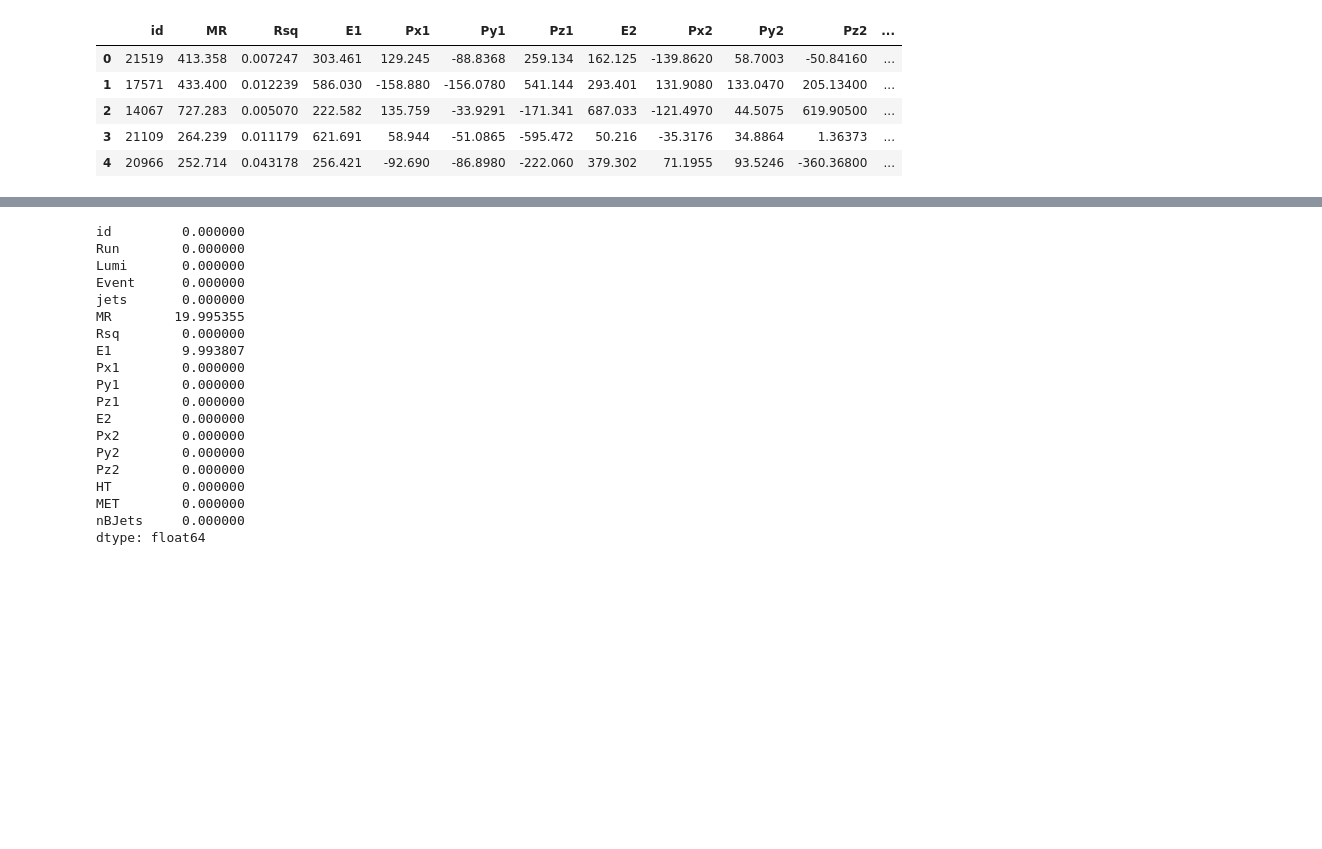
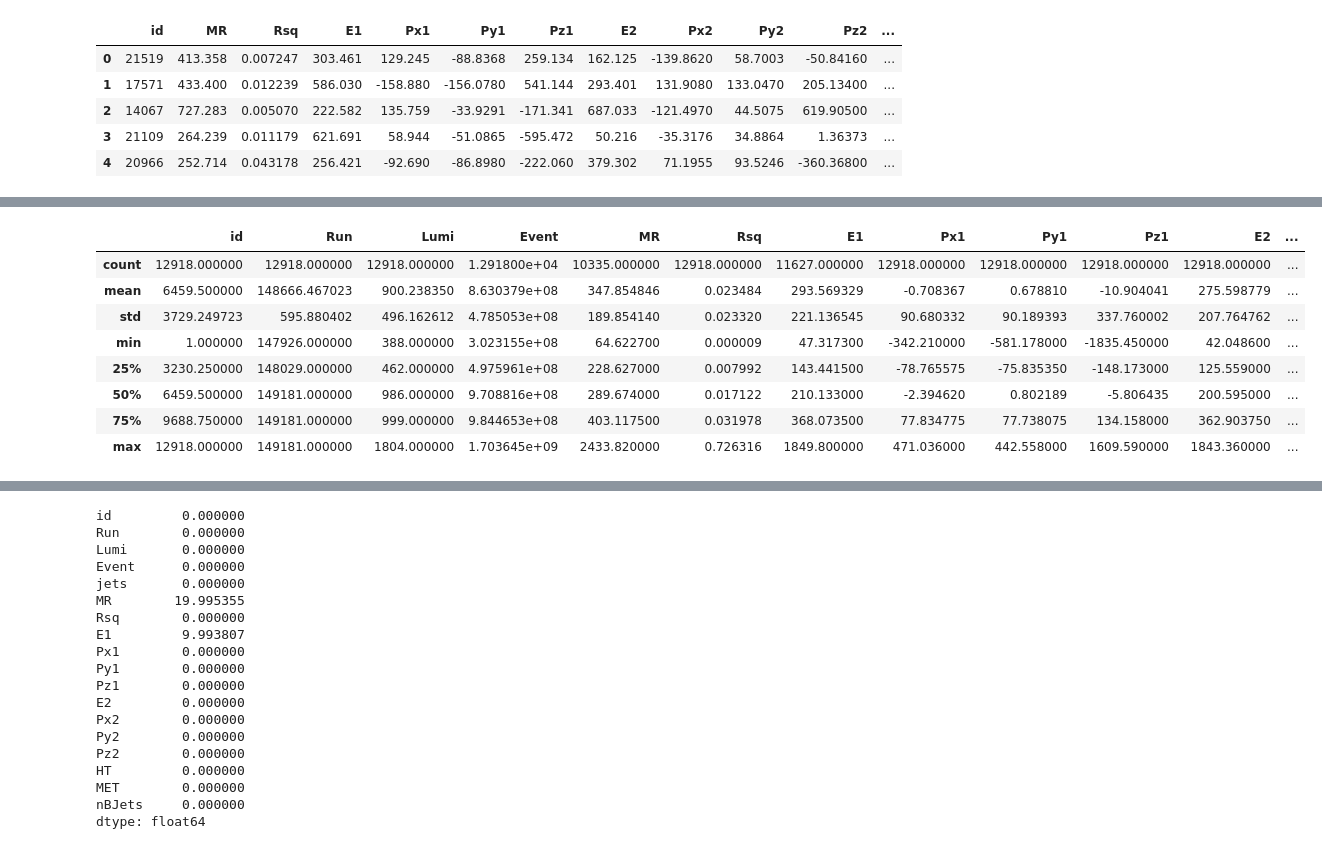
Before and after one commit to anshu-ravi/cern_classifier, a Jupyter notebook: notebooks/modelling_v1.ipynb, the cells around one changed output, grey strips where cells are left out. Cells and saved outputs as stored; diff of their text form; code cells hidden in the pictures; blank space fills up the shorter version.

```diff
--- a/notebooks/modelling_v1.ipynb
+++ b/notebooks/modelling_v1.ipynb
@@ -84,0 +107,12 @@ all_test.head()
+# %%
+all_train.describe()
+# %% [output]
+|  | id | Run | Lumi | Event | MR | Rsq | E1 | Px1 | Py1 | Pz1 | E2 | ... |
+| count | 12918.000000 | 12918.000000 | 12918.000000 | 1.291800e+04 | 10335.000000 | 12918.000000 | 11627.000000 | 12918.000000 | 12918.000000 | 12918.000000 | 12918.000000 | ... |
+| mean | 6459.500000 | 148666.467023 | 900.238350 | 8.630379e+08 | 347.854846 | 0.023484 | 293.569329 | -0.708367 | 0.678810 | -10.904041 | 275.598779 | ... |
+| std | 3729.249723 | 595.880402 | 496.162612 | 4.785053e+08 | 189.854140 | 0.023320 | 221.136545 | 90.680332 | 90.189393 | 337.760002 | 207.764762 | ... |
+| min | 1.000000 | 147926.000000 | 388.000000 | 3.023155e+08 | 64.622700 | 0.000009 | 47.317300 | -342.210000 | -581.178000 | -1835.450000 | 42.048600 | ... |
+| 25% | 3230.250000 | 148029.000000 | 462.000000 | 4.975961e+08 | 228.627000 | 0.007992 | 143.441500 | -78.765575 | -75.835350 | -148.173000 | 125.559000 | ... |
+| 50% | 6459.500000 | 149181.000000 | 986.000000 | 9.708816e+08 | 289.674000 | 0.017122 | 210.133000 | -2.394620 | 0.802189 | -5.806435 | 200.595000 | ... |
+| 75% | 9688.750000 | 149181.000000 | 999.000000 | 9.844653e+08 | 403.117500 | 0.031978 | 368.073500 | 77.834775 | 77.738075 | 134.158000 | 362.903750 | ... |
+| max | 12918.000000 | 149181.000000 | 1804.000000 | 1.703645e+09 | 2433.820000 | 0.726316 | 1849.800000 | 471.036000 | 442.558000 | 1609.590000 | 1843.360000 | ... |
```
Also changed, not shown: parts of 33 cells of this notebook.
